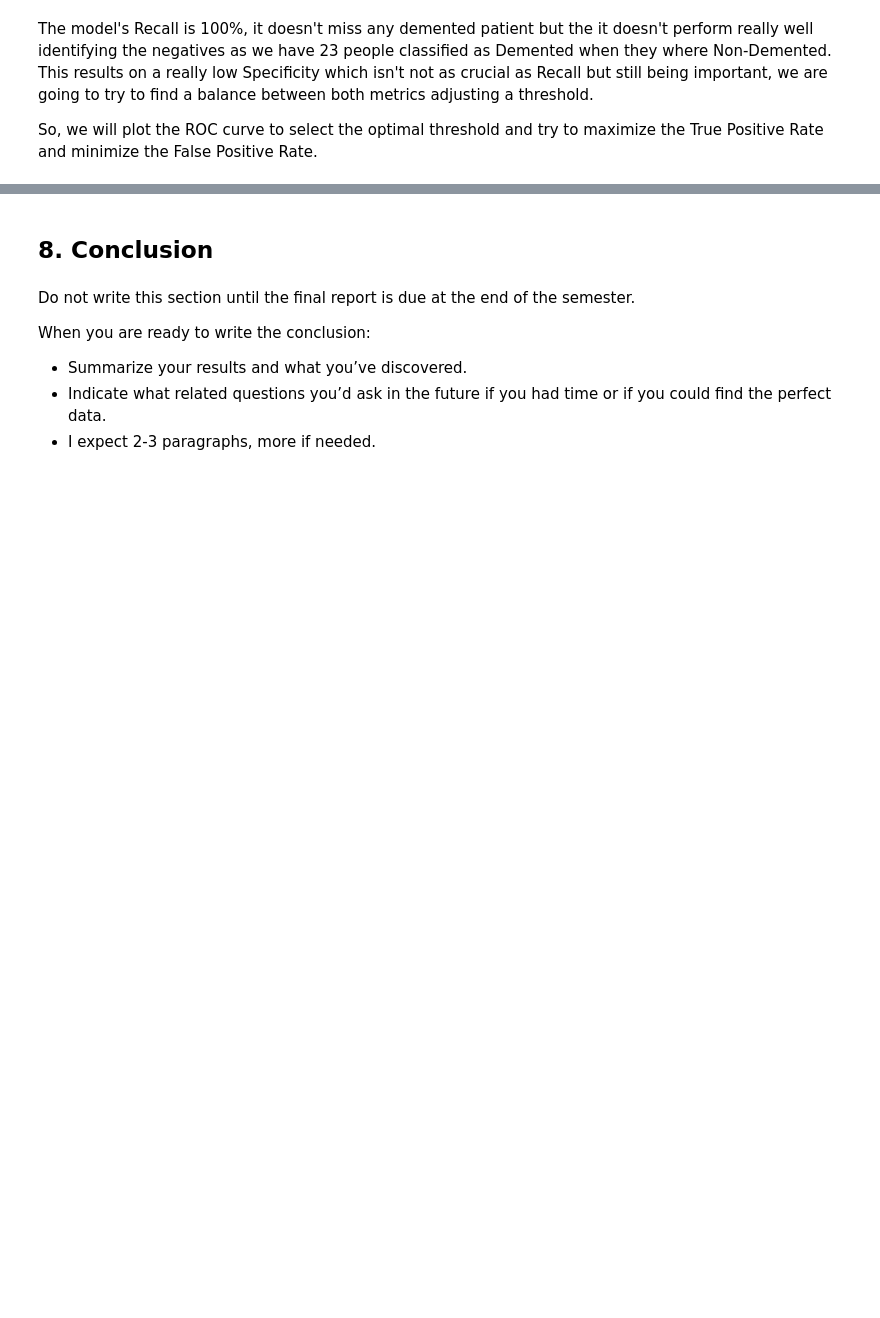
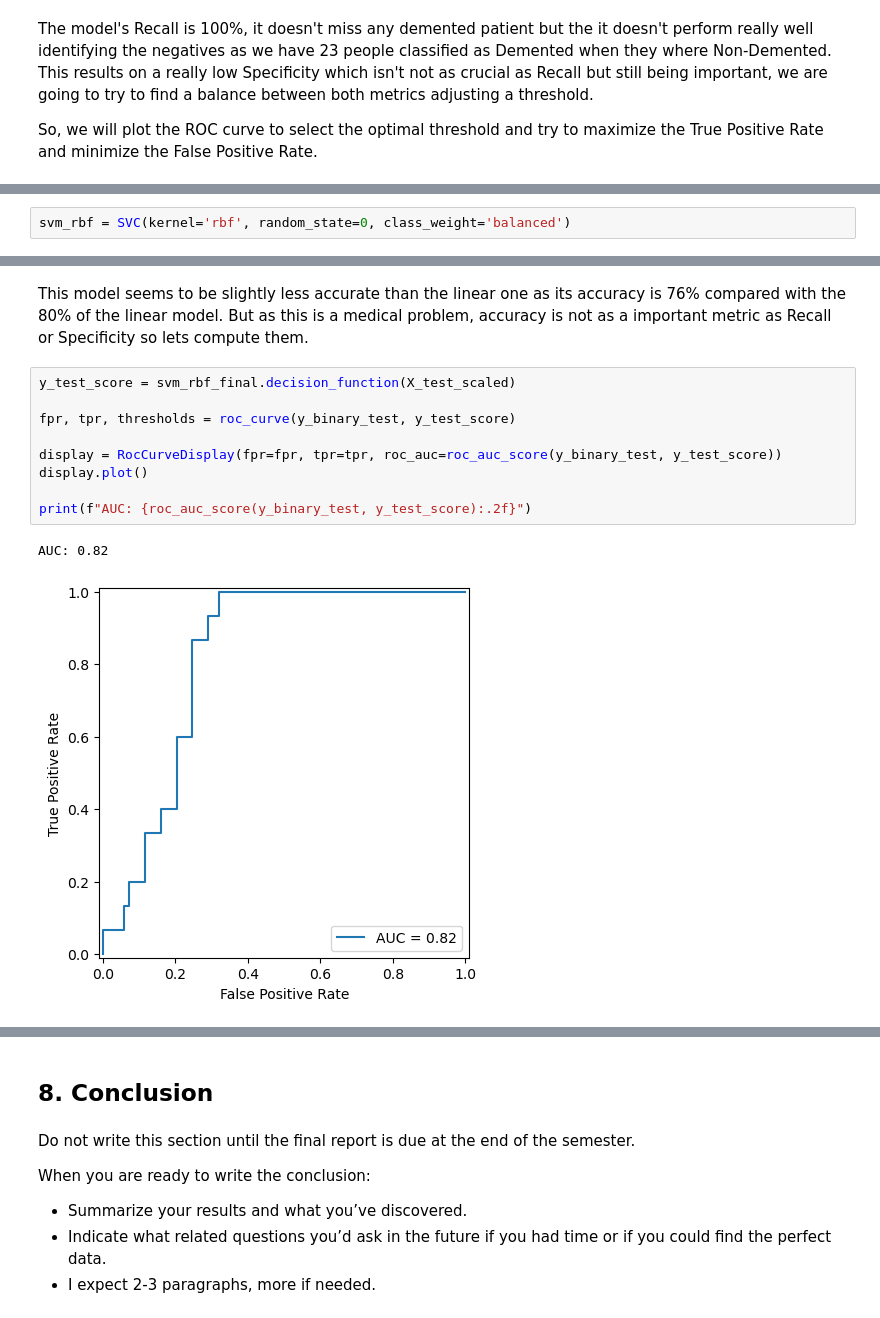
Before and after one commit to Carlos-PC05/FinalProjectCS-362, a Jupyter notebook: FinalReport_SP26_RV_PC_MASTERFILE.ipynb, the cells around one changed output, grey strips where cells are left out. Saved outputs shown, nothing was run; the diff lists cells and outputs as text; blank space fills up the shorter version.

Commit message:
Finished SVM model

```diff
--- a/FinalReport_SP26_RV_PC_MASTERFILE.ipynb
+++ b/FinalReport_SP26_RV_PC_MASTERFILE.ipynb
@@ -1756,0 +1755,2 @@ Specificity: 0.75
+# %%
+svm_rbf = SVC(kernel='rbf', random_state=0, class_weight='balanced')
@@ -1756,0 +1813,14 @@ Specificity: 0.75
+# %% [markdown]
+This model seems to be slightly less accurate than the linear one as its accuracy is 76% compared with the 80% of the linear model. But as this is a medical problem, accuracy is not as a important metric as Recall or Specificity so lets compute them.
+# %%
+y_test_score = svm_rbf_final.decision_function(X_test_scaled)
+
+fpr, tpr, thresholds = roc_curve(y_binary_test, y_test_score)
+
+display = RocCurveDisplay(fpr=fpr, tpr=tpr, roc_auc=roc_auc_score(y_binary_test, y_test_score))
+display.plot()
+
+print(f"AUC: {roc_auc_score(y_binary_test, y_test_score):.2f}")
+# %% [output]
+AUC: 0.82
+[figure, added]
```
Also changed, not shown: parts of 21 cells of this notebook.
